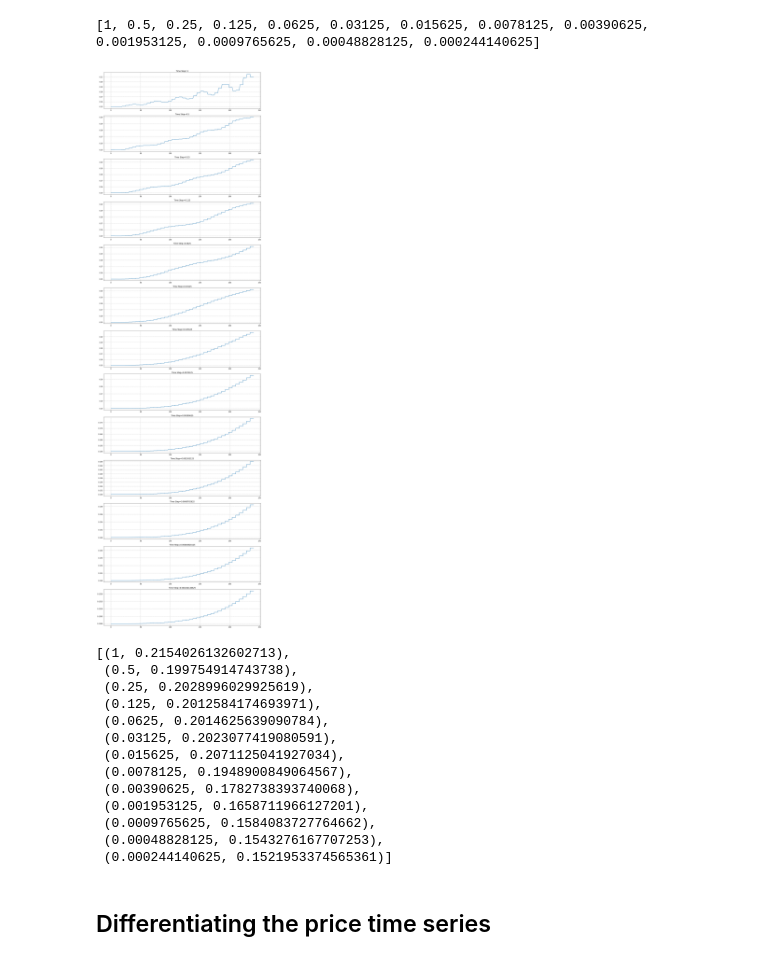
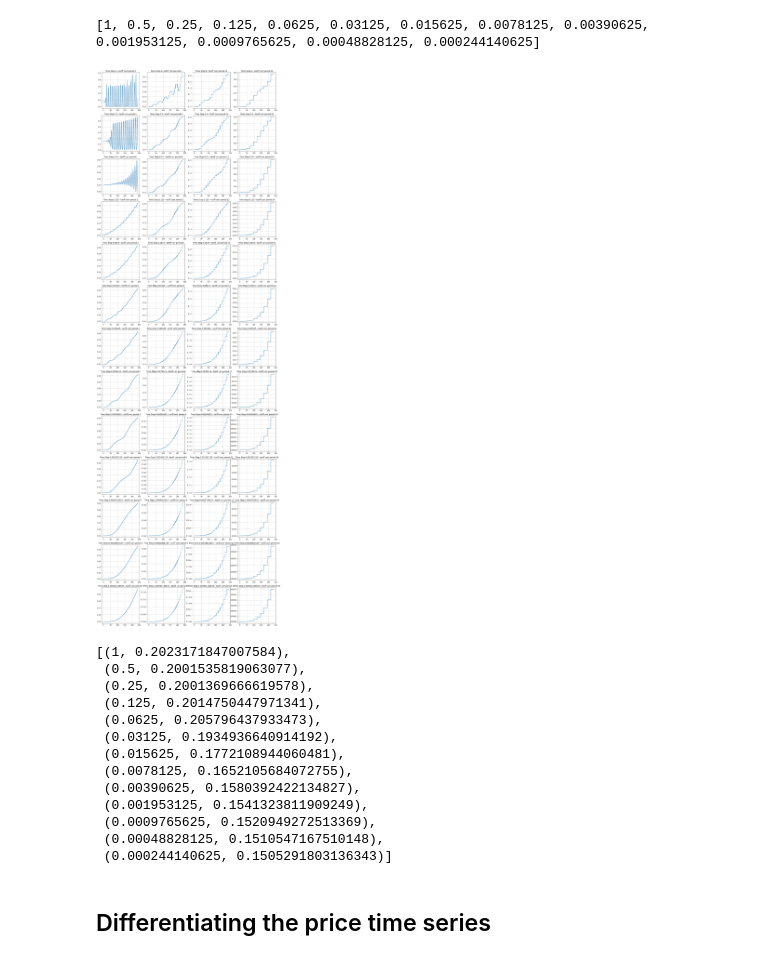
Before and after one commit to barazesh/Phd-Codes, a Jupyter notebook: shape investigation.ipynb, the cells around one changed output. Cells and saved outputs as stored; diff of their text form; code cells hidden in the pictures.

Commit message:
adding Runge–Kutta integration output

```diff
--- a/shape investigation.ipynb
+++ b/shape investigation.ipynb
@@ -8,36 +5,40 @@ import math
 # %%
-step_range=[2**-p for p in range(13)]
+period_range = [1, 6, 12, 24]
+step_range = [2**-p for p in range(13)]
 print(step_range)
 # %% [output]
 [1, 0.5, 0.25, 0.125, 0.0625, 0.03125, 0.015625, 0.0078125, 0.00390625, 0.001953125, 0.0009765625, 0.00048828125, 0.000244140625]
 # %%
 price={}
-for s in step_range:
-    price[s]=pd.read_csv(f'./Outputs/period_6_timestep_{s}.csv',usecols=['TIME','Electricity Tariff'],squeeze=True,index_col=0,dtype='float64')
+for p in period_range:
+    price[p] ={}
+    for s in step_range:
+        price[p][s]=pd.read_csv(f'./Outputs/period_{p}_timestep_{s}.csv',usecols=['TIME','Electricity Tariff'],squeeze=True,index_col=0,dtype='float64')
 # %%
-fig,ax = plt.subplots(len(step_range),1)
-fig.set_size_inches(18,len(step_range)*5)
-for i,s in enumerate(step_range):
-    ax[i].plot(price[s])
-    ax[i].grid(True,linestyle='--')
-    ax[i].title.set_text(f'Time Step={s}')
+fig,ax = plt.subplots(len(step_range),len(period_range))
+fig.set_size_inches(len(period_range)*5,len(step_range)*5)
+for i,p in enumerate(period_range):
+    for j,s in enumerate(step_range):
+        ax[j,i].plot(price[p][s])
+        ax[j,i].grid(True,linestyle='--')
+        ax[j,i].title.set_text(f'Time Step:{s}---tariff corr period:{p}')
 # %% [output]
-[figure, old version]
+[figure, new version]
 # %%
 [(p,price[p].max()) for p in price]
 # %% [output]
-[(1, 0.2154026132602713),
- (0.5, 0.199754914743738),
- (0.25, 0.2028996029925619),
- (0.125, 0.2012584174693971),
- (0.0625, 0.2014625639090784),
- (0.03125, 0.2023077419080591),
- (0.015625, 0.2071125041927034),
- (0.0078125, 0.1948900849064567),
- (0.00390625, 0.1782738393740068),
- (0.001953125, 0.1658711966127201),
- (0.0009765625, 0.1584083727764662),
- (0.00048828125, 0.1543276167707253),
- (0.000244140625, 0.1521953374565361)]
+[(1, 0.2023171847007584),
+ (0.5, 0.2001535819063077),
+ (0.25, 0.2001369666619578),
+ (0.125, 0.2014750447971341),
+ (0.0625, 0.205796437933473),
+ (0.03125, 0.1934936640914192),
+ (0.015625, 0.1772108944060481),
+ (0.0078125, 0.1652105684072755),
+ (0.00390625, 0.1580392422134827),
+ (0.001953125, 0.1541323811909249),
+ (0.0009765625, 0.1520949272513369),
+ (0.00048828125, 0.1510547167510148),
+ (0.000244140625, 0.1505291803136343)]
 # %% [markdown]
 ## Differentiating the price time series
```
Also changed, not shown: parts of 14 cells of this notebook, 5 other files.
